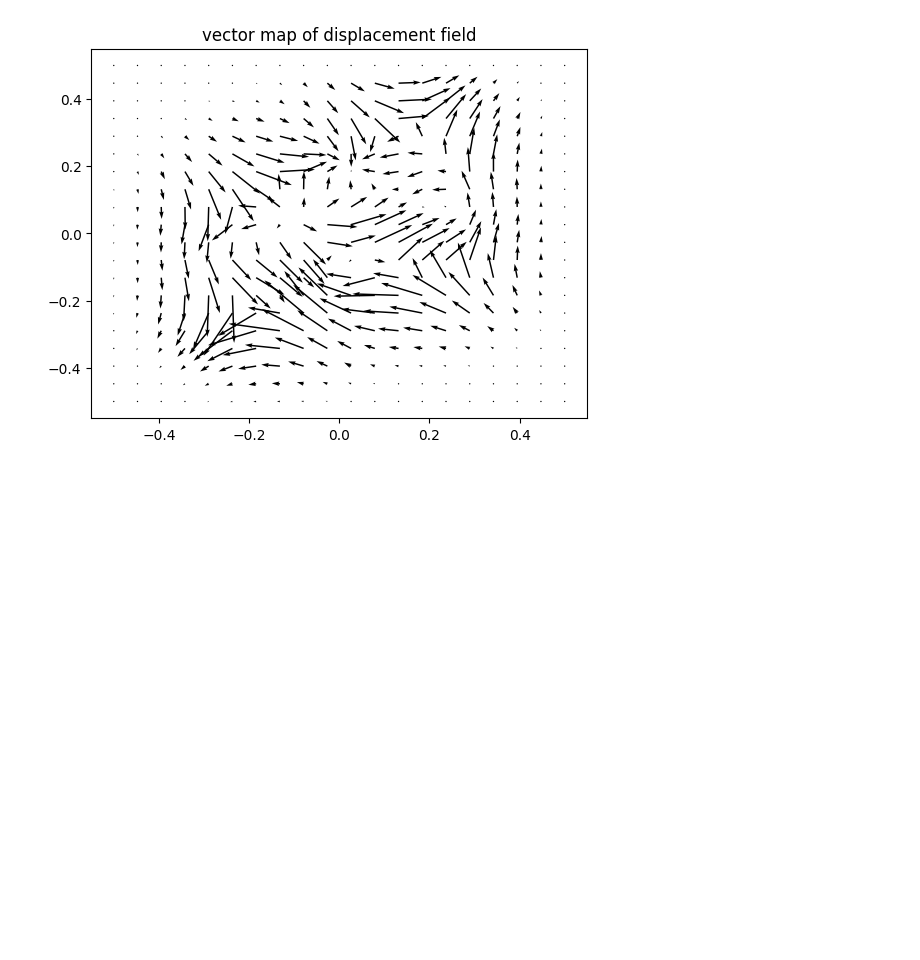
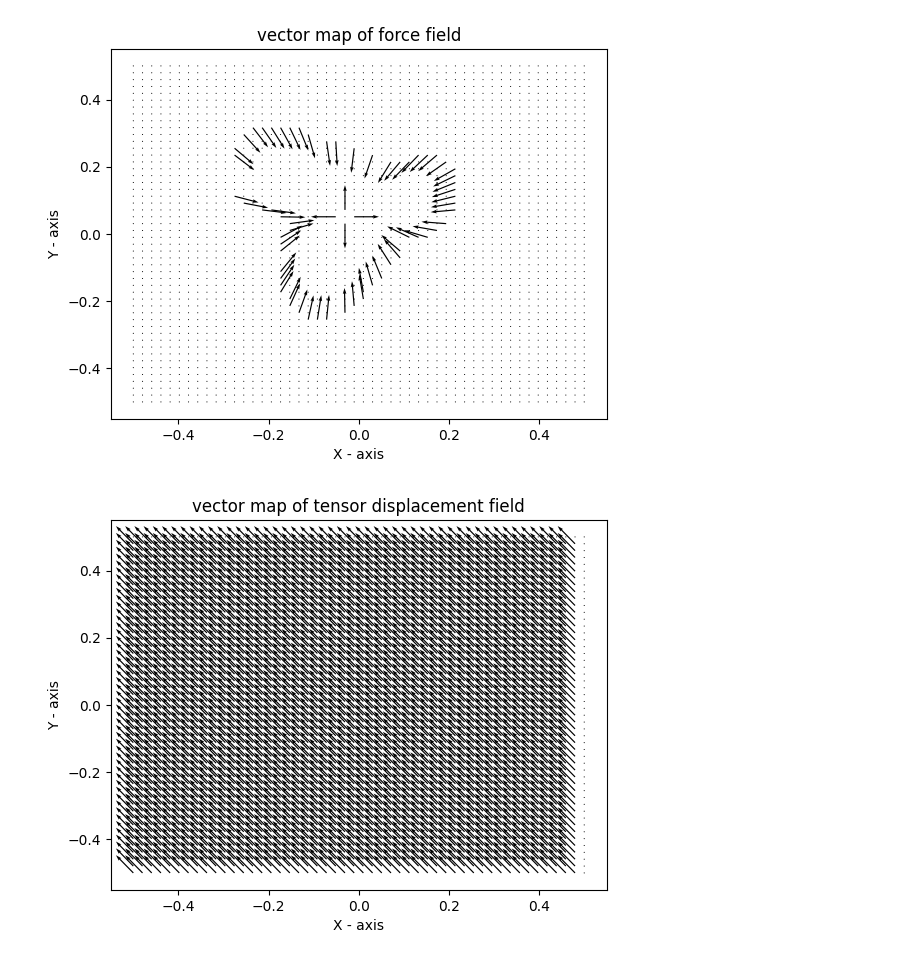
Before and after one commit to utksara/cellmech, a Jupyter notebook: demonstration.ipynb, the cells around one changed output. Saved outputs shown, nothing was run; the diff lists cells and outputs as text; code cells hidden in the pictures; blank space fills up the shorter version.

```diff
--- a/demonstration.ipynb
+++ b/demonstration.ipynb
@@ -45,10 +64,16 @@ Text(0.5, 1.0, 'Cell boundary and force points')
+# %%
+# visualzation of force of displacement using FTTC and tensor network contraction
+# print(force_field)
+fig = plot_vector_field(force_field, "vector map of force field")
+# %% [output]
+[figure, added]
 # %%
 # calculation of displacement using FTTC and tensor network contraction
 displacement = calcualte_displacement(force_field, cellmechparams, "tn")
 
-fig = plot_vector_field(displacement, "vector map of displacement field")
+fig = plot_vector_field(displacement, "vector map of tensor displacement field")
 # %% [output]
-[figure, old version]
+[figure, new version]
 # %%
 displacement = calcualte_displacement(force_field, cellmechparams)
 fig = plot_vector_field(displacement, "vector map of displacement field using fftc")
```
Also changed, not shown: parts of 5 cells of this notebook, 6 other files.
